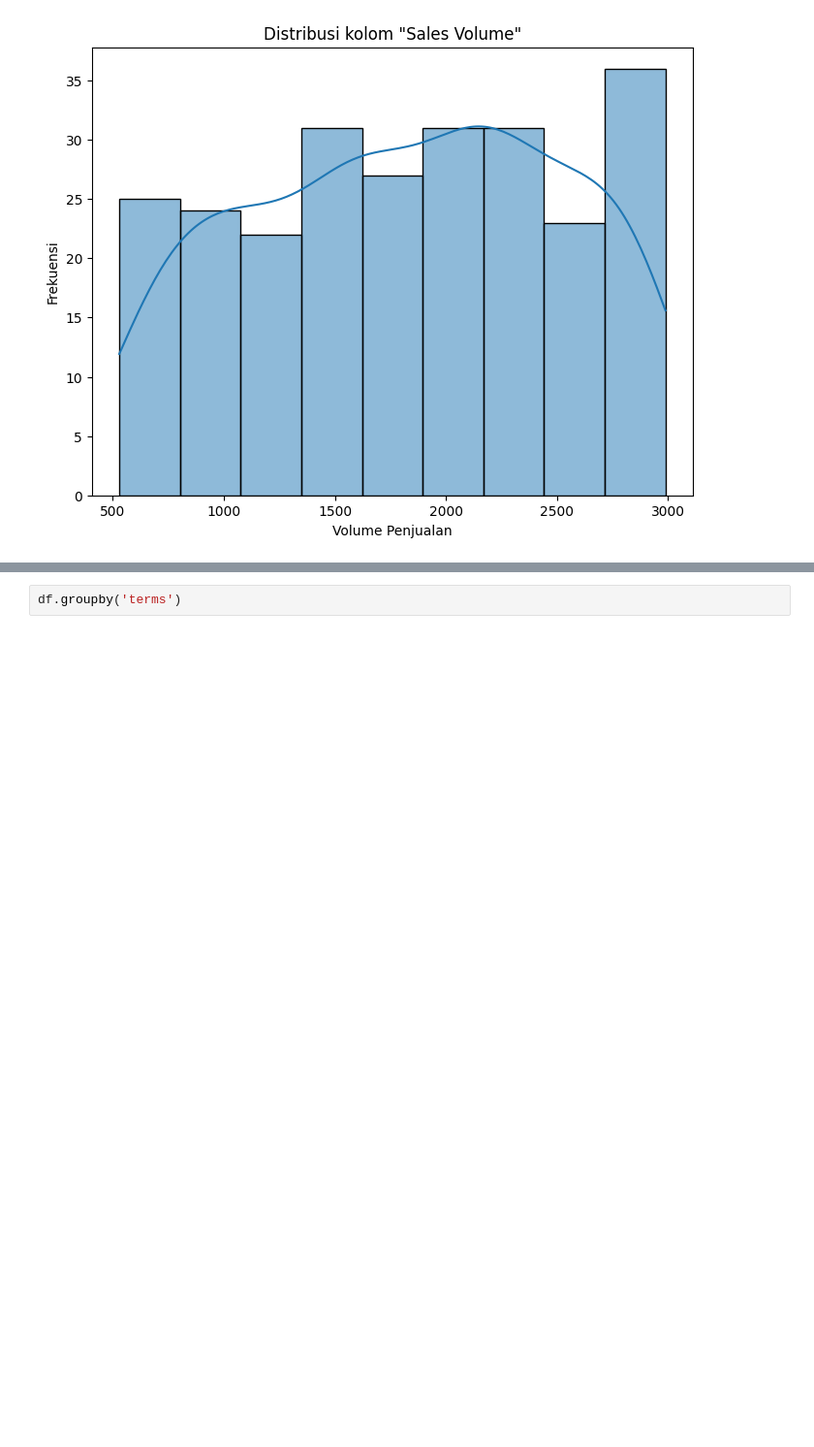
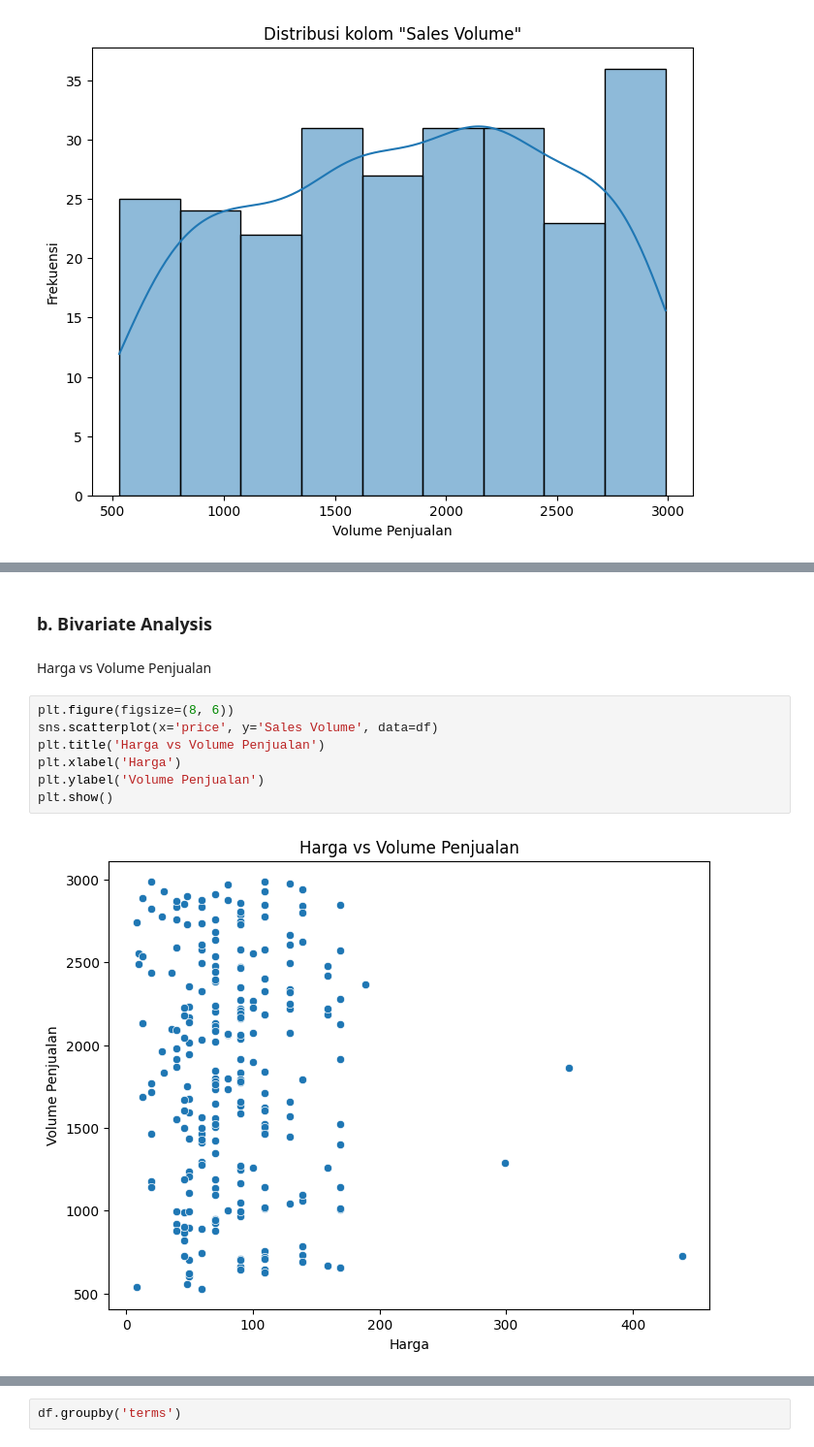
Before and after one commit to LatiefDataVisionary/eksanta-2025, a Jupyter notebook: Kelompok_1_Eksanta_2025.ipynb, the cells around one changed output, grey strips where cells are left out. Shown at 97% size. Saved outputs shown, nothing was run; the diff lists cells and outputs as text; blank space fills up the shorter version.

```diff
--- a/Kelompok_1_Eksanta_2025.ipynb
+++ b/Kelompok_1_Eksanta_2025.ipynb
@@ -184,0 +227,13 @@ plt.show()
+# %% [markdown]
+### **b. Bivariate Analysis**
+# %% [markdown]
+Harga vs Volume Penjualan
+# %%
+plt.figure(figsize=(8, 6))
+sns.scatterplot(x='price', y='Sales Volume', data=df)
+plt.title('Harga vs Volume Penjualan')
+plt.xlabel('Harga')
+plt.ylabel('Volume Penjualan')
+plt.show()
+# %% [output]
+[figure, added]
```
Also changed, not shown: parts of 17 cells of this notebook.
